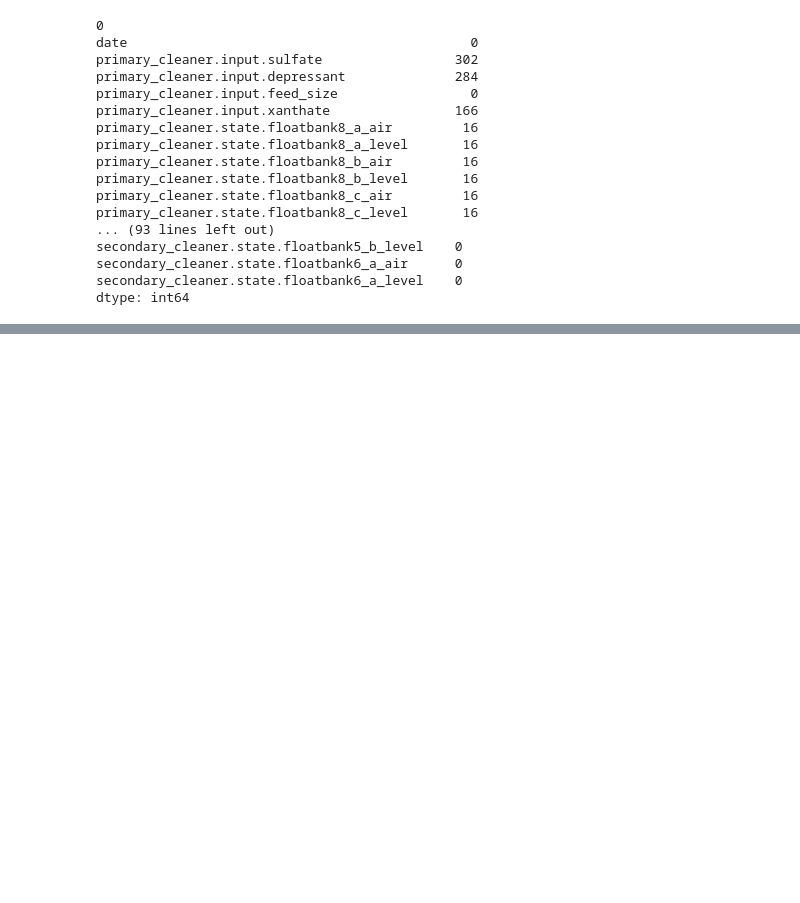
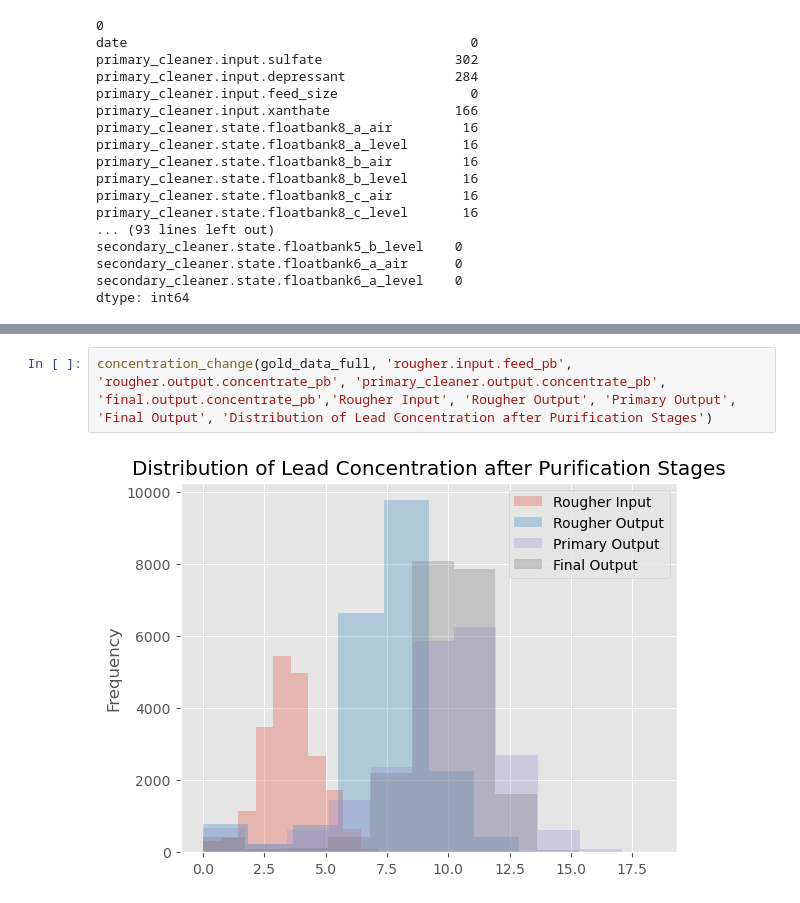
Before and after one commit to LDeYoung17/zyfra-gold-recovery, a Jupyter notebook: notebooks/EDA_ML.ipynb, the cells around one changed output, grey strips where cells are left out. Saved outputs shown, nothing was run; the diff lists cells and outputs as text; blank space fills up the shorter version.

```diff
--- a/notebooks/EDA_ML.ipynb
+++ b/notebooks/EDA_ML.ipynb
@@ -380,0 +286,4 @@ concentration_change(gold_data_full, 'rougher.output.concentrate_pb', 'primary_c
+# %%
+concentration_change(gold_data_full, 'rougher.input.feed_pb', 'rougher.output.concentrate_pb', 'primary_cleaner.output.concentrate_pb', 'final.output.concentrate_pb','Rougher Input', 'Rougher Output', 'Primary Output', 'Final Output', 'Distribution of Lead Concentration after Purification Stages')
+# %% [output]
+[figure, added]
```
Also changed, not shown: parts of 67 cells of this notebook.
